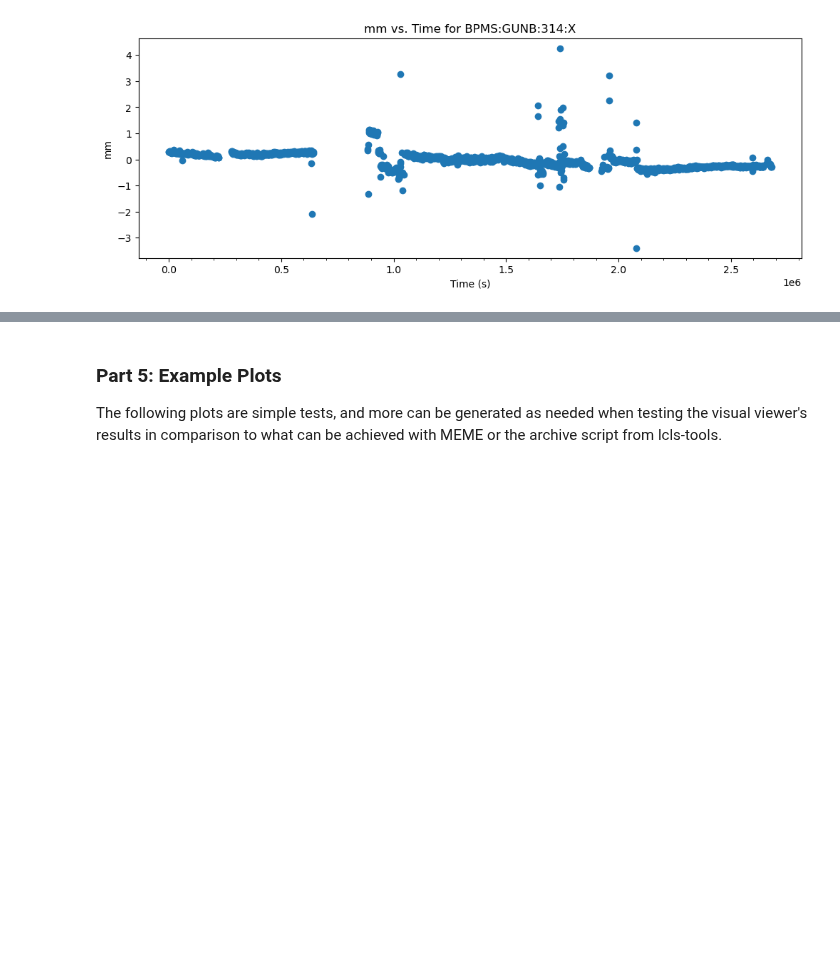
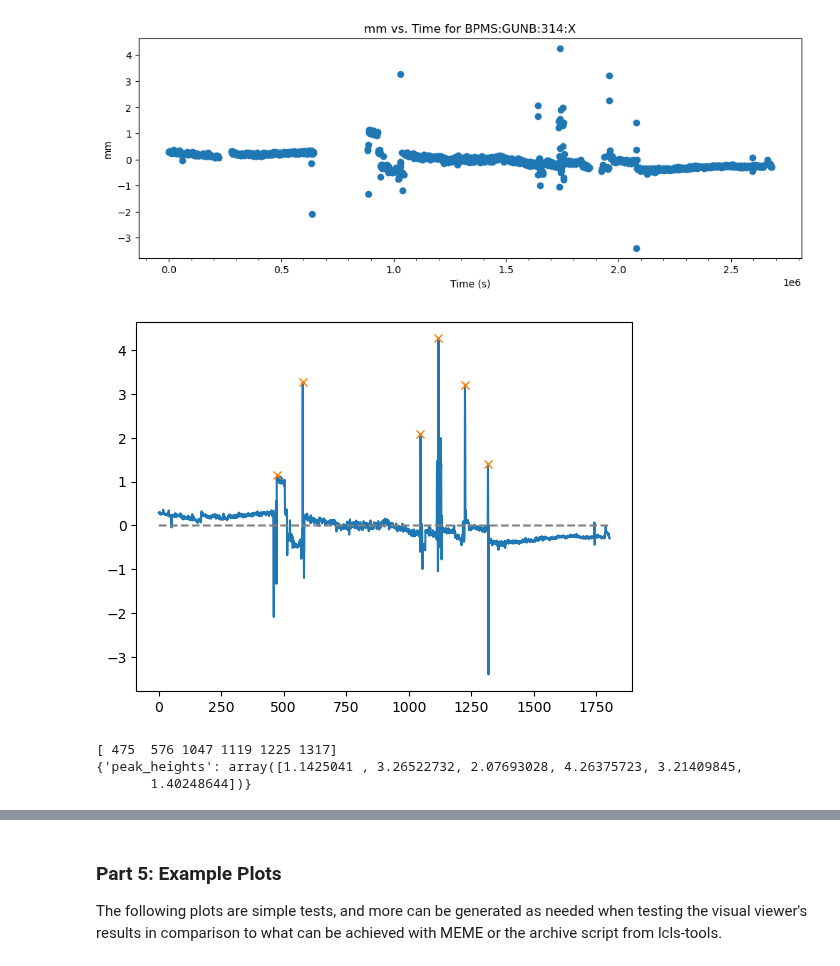
Before and after one commit to jpgtordilla/hombom24, a Jupyter notebook: archive-analysis/archviewer-plots/test-vis/test-vis.ipynb, the cells around one changed output, grey strips where cells are left out. Drawn from its saved outputs; the diff is of its cells as text; code cells hidden in the pictures; blank space fills up the shorter version.

Commit message:
finished peak finder and added to class

```diff
--- a/archive-analysis/archviewer-plots/test-vis/test-vis.ipynb
+++ b/archive-analysis/archviewer-plots/test-vis/test-vis.ipynb
@@ -339,3 +339,20 @@ specific_col_plot(bpms_gunb_314_x, "BPMS:GUNB:314:X", "mm")
 # %% [output]
 Normal element to total ratio: 1.0
 [figure]
+# %%
+from scipy.signal import find_peaks
+
+# peak finding example
+x = bpms_gunb_314_x["BPMS:GUNB:314:X"]
+all_peaks, peak_heights = find_peaks(x, height=1, distance=50)
+plt.plot(x)
+plt.plot(all_peaks, x[all_peaks], "x")
+plt.plot(np.zeros_like(x), "--", color="gray")
+plt.show()
+print(all_peaks)
+print(peak_heights)
+# %% [output]
+[figure, added]
+[ 475  576 1047 1119 1225 1317]
+{'peak_heights': array([1.1425041 , 3.26522732, 2.07693028, 4.26375723, 3.21409845,
+       1.40248644])}
```
Also changed, not shown: parts of 2 cells of this notebook, 3 other files.
